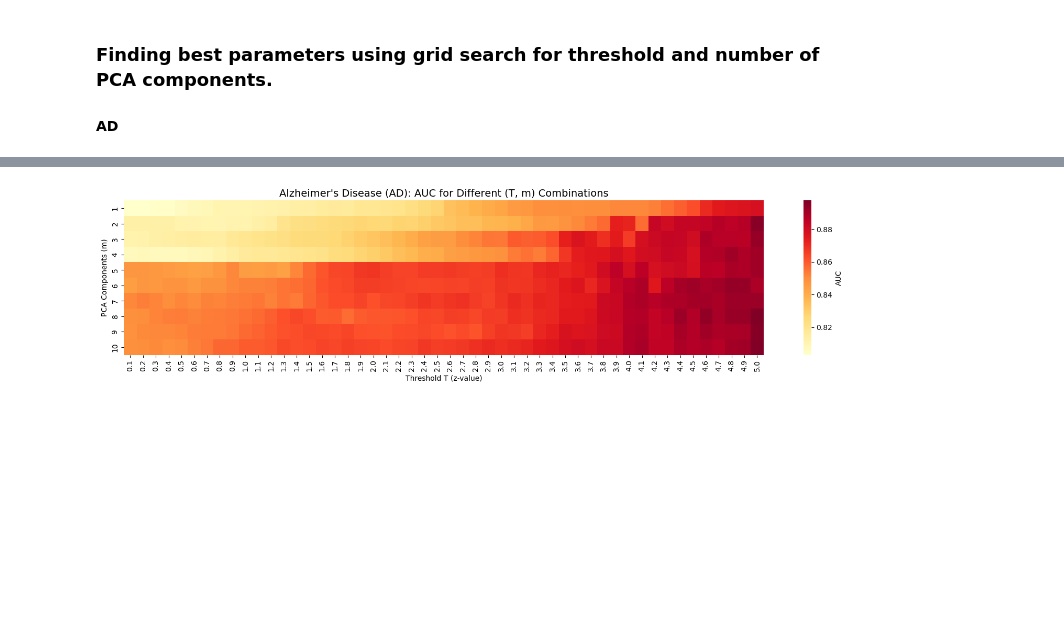
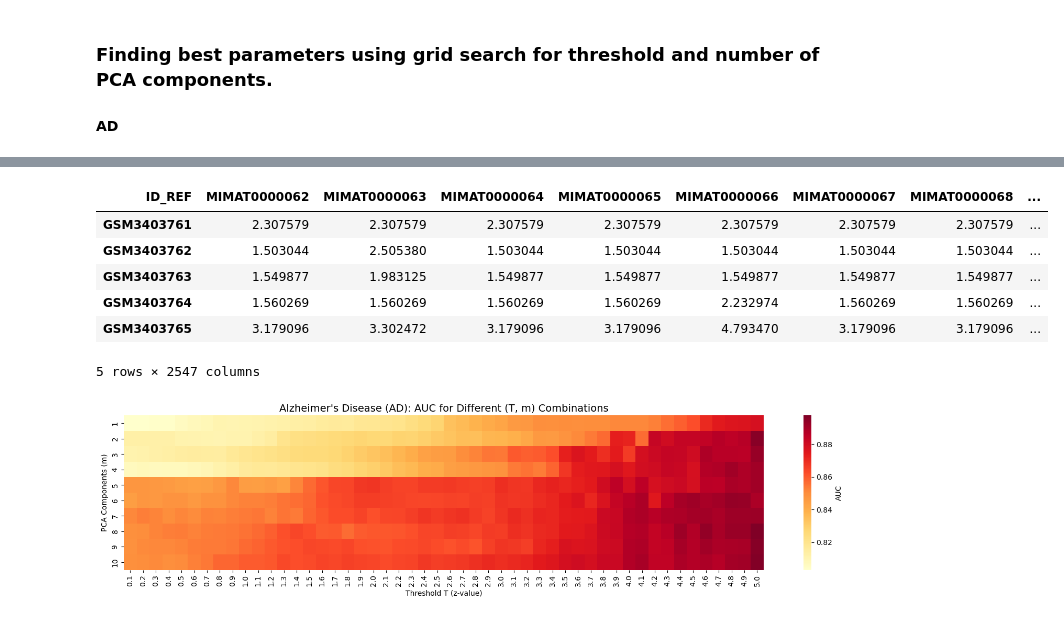
Before and after one commit to darshanz/microRNA-dementia-risk-prediction, a Jupyter notebook: notebooks/03_PCA.ipynb, the cells around one changed output, grey strips where cells are left out. Saved outputs shown, nothing was run; the diff lists cells and outputs as text; code cells hidden in the pictures; blank space fills up the shorter version.

```diff
--- a/notebooks/03_PCA.ipynb
+++ b/notebooks/03_PCA.ipynb
@@ -63,3 +109,13 @@ covariates_ad = meta_data_ad[['age', 'sex', 'apoe4']]
+# %%
+X_mirna_ad.head()
+# %% [output]
+| ID_REF | MIMAT0000062 | MIMAT0000063 | MIMAT0000064 | MIMAT0000065 | MIMAT0000066 | MIMAT0000067 | MIMAT0000068 | ... |
+| GSM3403761 | 2.307579 | 2.307579 | 2.307579 | 2.307579 | 2.307579 | 2.307579 | 2.307579 | ... |
+| GSM3403762 | 1.503044 | 2.505380 | 1.503044 | 1.503044 | 1.503044 | 1.503044 | 1.503044 | ... |
+| GSM3403763 | 1.549877 | 1.983125 | 1.549877 | 1.549877 | 1.549877 | 1.549877 | 1.549877 | ... |
+| GSM3403764 | 1.560269 | 1.560269 | 1.560269 | 1.560269 | 2.232974 | 1.560269 | 1.560269 | ... |
+| GSM3403765 | 3.179096 | 3.302472 | 3.179096 | 3.179096 | 4.793470 | 3.179096 | 3.179096 | ... |
+5 rows × 2547 columns
 # %%
 best_params_ad, results_df_ad = mltools.find_optimal_parameters(X_mirna_ad, y_ad_labels, covariates_ad, z_values_ad)
 # %%
```
Also changed, not shown: parts of 4 cells of this notebook, 28 other files.
